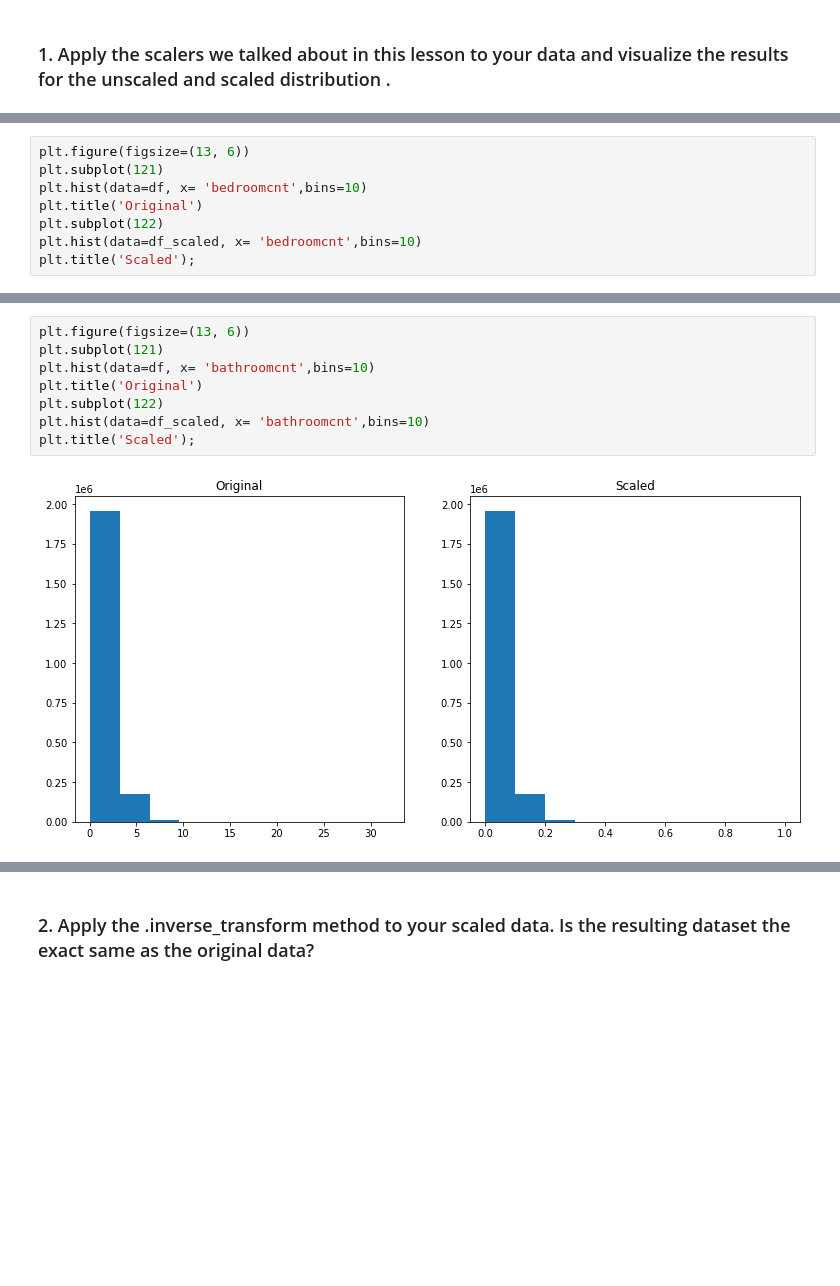
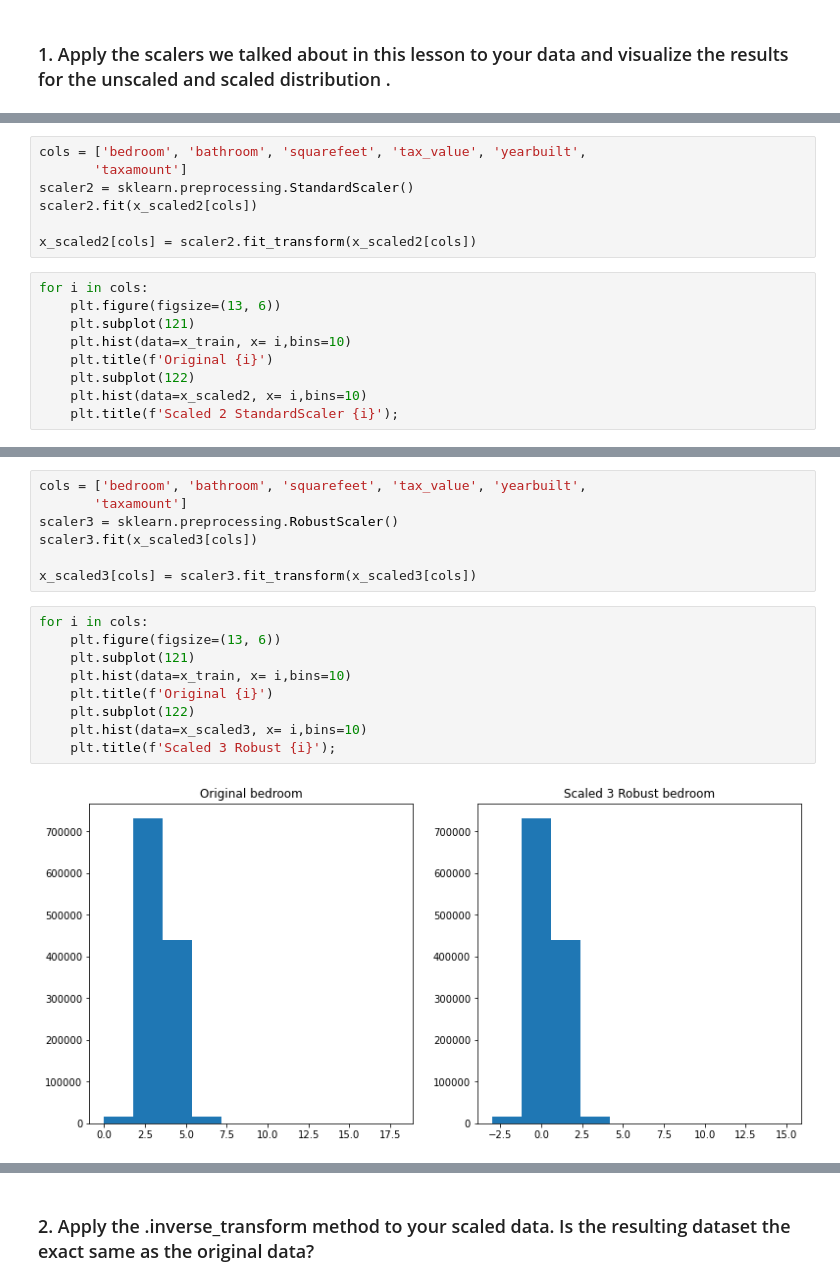
Before and after one commit to Yvette-Ibarra/regression-exercises, a Jupyter notebook: scaling.ipynb, the cells around one changed output, grey strips where cells are left out. Saved outputs shown, nothing was run; the diff lists cells and outputs as text; blank space fills up the shorter version.

```diff
--- a/scaling.ipynb
+++ b/scaling.ipynb
@@ -99,9 +87,17 @@ df_scaled
+# %%
+cols = ['bedroom', 'bathroom', 'squarefeet', 'tax_value', 'yearbuilt',
+       'taxamount']
+scaler2 = sklearn.preprocessing.StandardScaler()
+scaler2.fit(x_scaled2[cols])
+
+x_scaled2[cols] = scaler2.fit_transform(x_scaled2[cols])
 # %%
-plt.figure(figsize=(13, 6))
-plt.subplot(121)
-plt.hist(data=df, x= 'bedroomcnt',bins=10)
-plt.title('Original')
-plt.subplot(122)
-plt.hist(data=df_scaled, x= 'bedroomcnt',bins=10)
-plt.title('Scaled');
+for i in cols:
+    plt.figure(figsize=(13, 6))
+    plt.subplot(121)
+    plt.hist(data=x_train, x= i,bins=10)
+    plt.title(f'Original {i}')
+    plt.subplot(122)
+    plt.hist(data=x_scaled2, x= i,bins=10)
+    plt.title(f'Scaled 2 StandardScaler {i}');
 # %% [output]
@@ -109,10 +110,18 @@ plt.title('Scaled');
+# %%
+cols = ['bedroom', 'bathroom', 'squarefeet', 'tax_value', 'yearbuilt',
+       'taxamount']
+scaler3 = sklearn.preprocessing.RobustScaler()
+scaler3.fit(x_scaled3[cols])
+
+x_scaled3[cols] = scaler3.fit_transform(x_scaled3[cols])
 # %%
-plt.figure(figsize=(13, 6))
-plt.subplot(121)
-plt.hist(data=df, x= 'bathroomcnt',bins=10)
-plt.title('Original')
-plt.subplot(122)
-plt.hist(data=df_scaled, x= 'bathroomcnt',bins=10)
-plt.title('Scaled');
+for i in cols:
+    plt.figure(figsize=(13, 6))
+    plt.subplot(121)
+    plt.hist(data=x_train, x= i,bins=10)
+    plt.title(f'Original {i}')
+    plt.subplot(122)
+    plt.hist(data=x_scaled3, x= i,bins=10)
+    plt.title(f'Scaled 3 Robust {i}');
 # %% [output]
-[figure, old version]
+[figure, new version]
```
Also changed, not shown: parts of 41 cells of this notebook.
